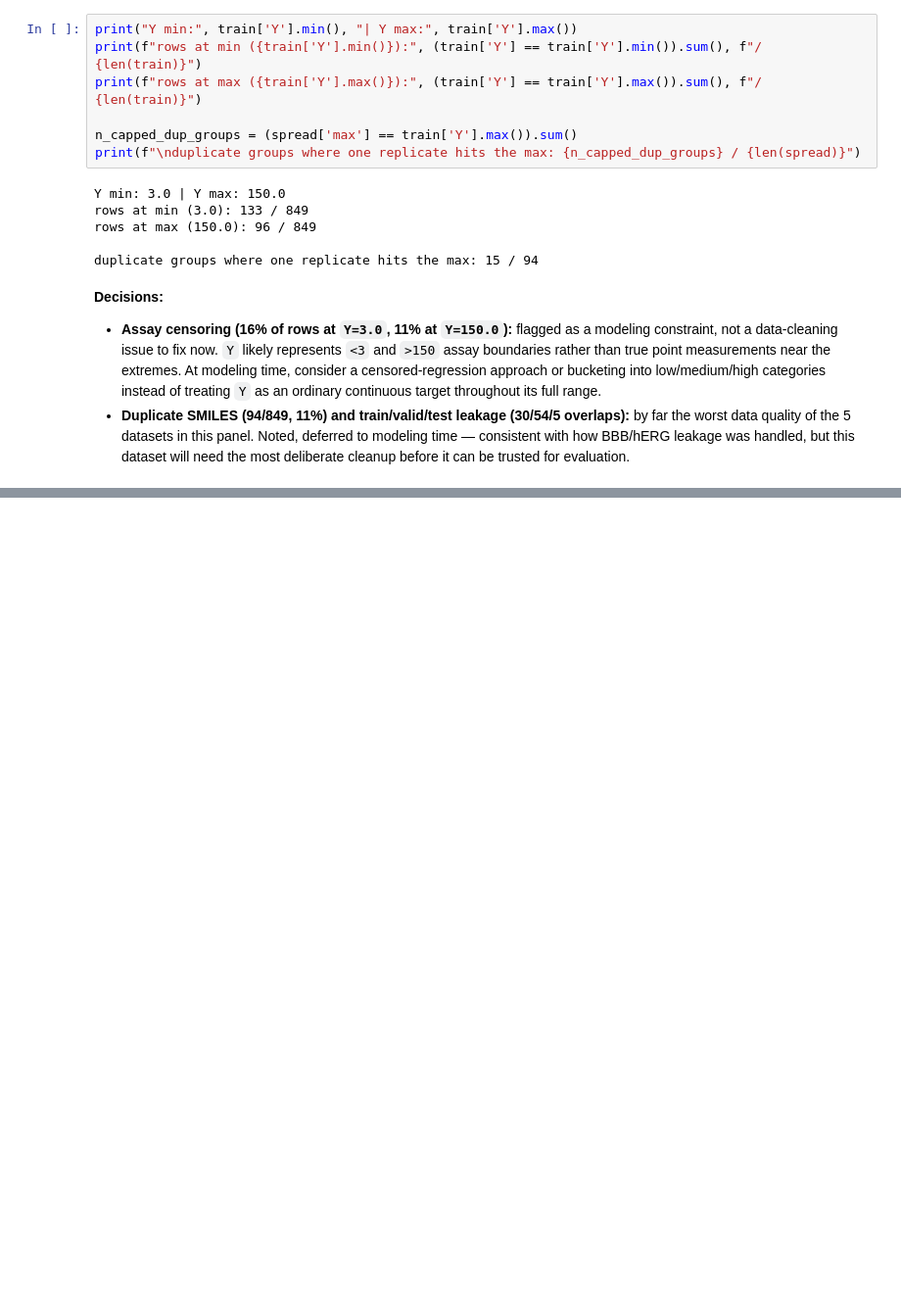
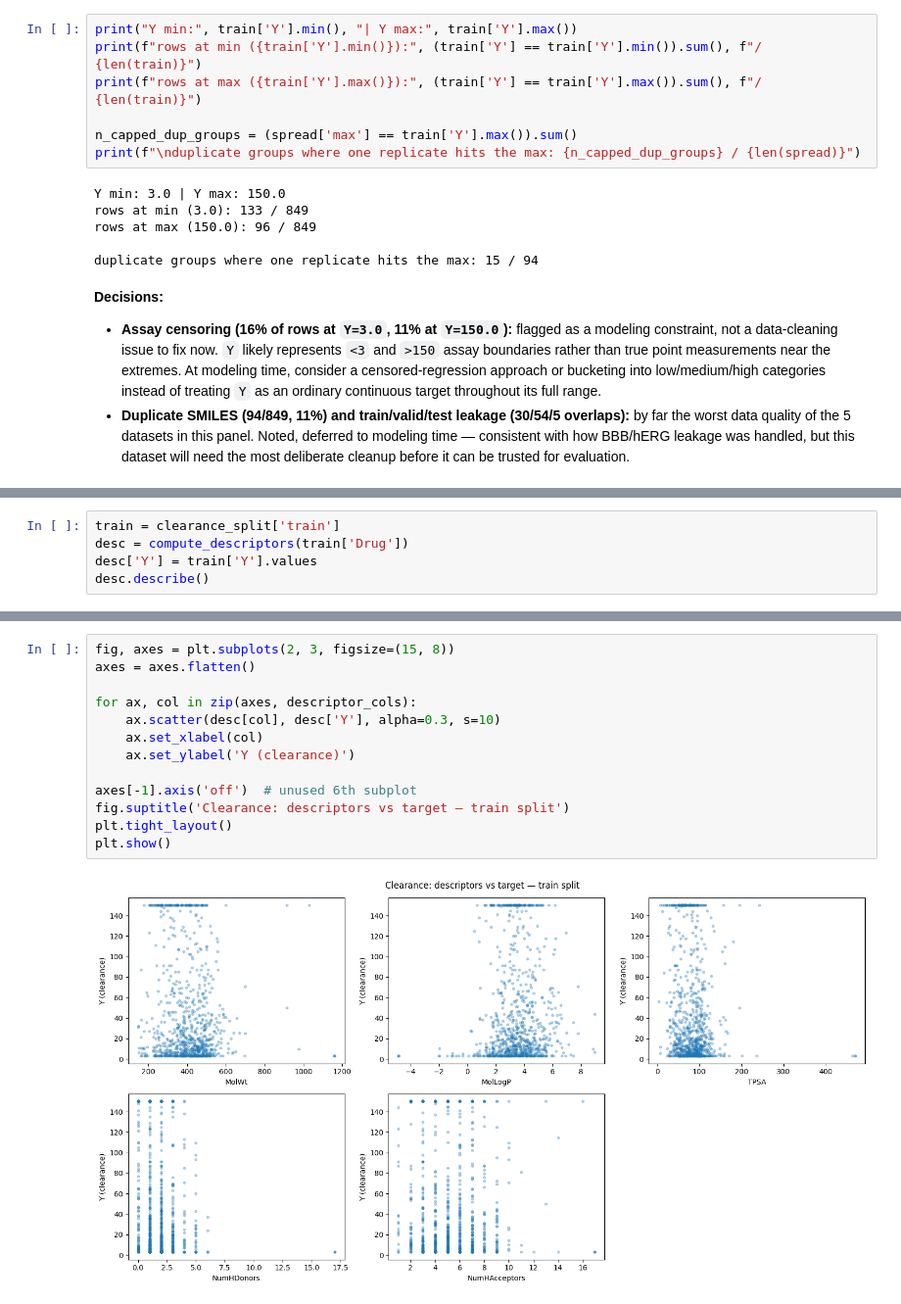
Before and after one commit to tuhinc5203/admet-property-prediction, a Jupyter notebook: Data_EDA.ipynb, the cells around one changed output, grey strips where cells are left out. Shown at 98% size. Cells and saved outputs as stored; diff of their text form; blank space fills up the shorter version.

```diff
--- a/Data_EDA.ipynb
+++ b/Data_EDA.ipynb
@@ -777,0 +825,5 @@ duplicate groups where one replicate hits the max: 15 / 94
+# %%
+train = clearance_split['train']
+desc = compute_descriptors(train['Drug'])
+desc['Y'] = train['Y'].values
+desc.describe()
@@ -777,0 +840,15 @@ duplicate groups where one replicate hits the max: 15 / 94
+# %%
+fig, axes = plt.subplots(2, 3, figsize=(15, 8))
+axes = axes.flatten()
+
+for ax, col in zip(axes, descriptor_cols):
+    ax.scatter(desc[col], desc['Y'], alpha=0.3, s=10)
+    ax.set_xlabel(col)
+    ax.set_ylabel('Y (clearance)')
+
+axes[-1].axis('off')  # unused 6th subplot
+fig.suptitle('Clearance: descriptors vs target — train split')
+plt.tight_layout()
+plt.show()
+# %% [output]
+[figure, added]
```
Also changed, not shown: parts of 8 cells of this notebook, 1 other file.
